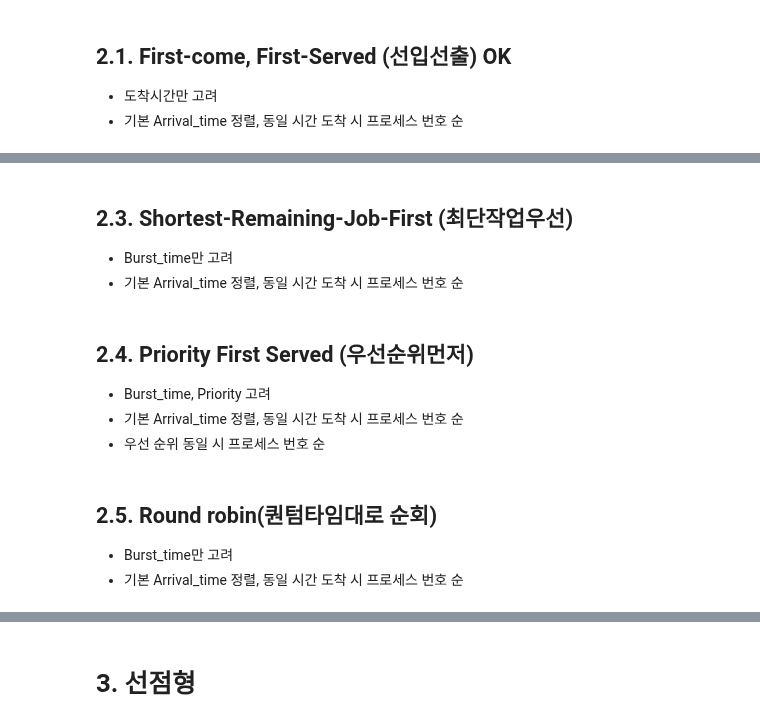
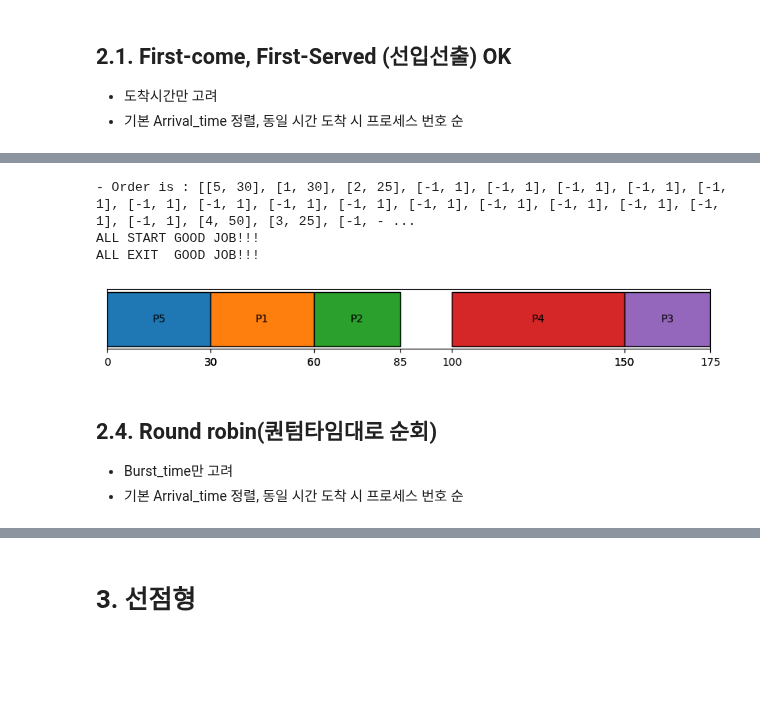
Before and after one commit to jiho264/2023os, a Jupyter notebook: homework01/homework01_arrival_error.ipynb, the cells around one changed output, grey strips where cells are left out. Saved outputs shown, nothing was run; the diff lists cells and outputs as text; code cells hidden in the pictures; blank space fills up the shorter version.

```diff
--- a/homework01/homework01_arrival_error.ipynb
+++ b/homework01/homework01_arrival_error.ipynb
@@ -276,13 +287,45 @@ ALL EXIT  GOOD JOB!!!
+# %%
+_order = []
+_list = copy.deepcopy(_DATA_)
+_list = sorted(_list, key=lambda x: x['Arrival_time'])
+
+_end_time = 0
+# arrival_time 고려해야하니 timer 작동
+for _now_time in range(_MAX_TIME_LENGTH_):
+    # 만약 모든 Burst_time 합이 0이면 모든 작업이 종료된 것
+    # 다만 마지막 작업 추가했을 때와, _now_time간 오차있음.
+    if (is_complete(_list) == True):
+        _order.append([_NON_PROCESS_, _ALL_JOB_IS_DONE_])
+        break
+    # 아직 안 끝남.
+    else:
+        # 노는 중
+        if (_end_time < _now_time):
+            # take a rest 1sec == timer speed
+            _order.append([_NON_PROCESS_, 1])
+            _end_time += 1
+
+        # 현재 시간에 도착해있는 작업들 리스트업
+        _same_time_process = []
+        for _process in _list:
+            if (_process['Arrival_time'] == _now_time):
+                _same_time_process.append(_process)
+
+        # 정렬 후 order에 추가
+        _same_time_process = sorted(
+            _same_time_process, key=lambda x: x['Priority'])
+        for _process in _same_time_process:
+            _order.append([_process['Num'], _process['Burst_time']])
+            _end_time += _process['Burst_time']
+            _process['Burst_time'] = 0
+
+draw(_order)
+# %% [output]
+- Order is : [[5, 30], [1, 30], [2, 25], [-1, 1], [-1, 1], [-1, 1], [-1, 1], [-1, 1], [-1, 1], [-1, 1], [-1, 1], [-1, 1], [-1, 1], [-1, 1], [-1, 1], [-1, 1], [-1, 1], [-1, 1], [4, 50], [3, 25], [-1, - ...
+ALL START GOOD JOB!!!
+ALL EXIT  GOOD JOB!!!
+[figure, added]
 # %% [markdown]
-## 2.3. Shortest-Remaining-Job-First (최단작업우선)
+## 2.4. Round robin(퀀텀타임대로 순회)
 - Burst_time만 고려
 - 기본 Arrival_time 정렬, 동일 시간 도착 시 프로세스 번호 순
-# %% [markdown]
-## 2.4. Priority First Served (우선순위먼저)
-- Burst_time, Priority 고려
-- 기본 Arrival_time 정렬, 동일 시간 도착 시 프로세스 번호 순
-- 우선 순위 동일 시 프로세스 번호 순
-# %% [markdown]
-## 2.5. Round robin(퀀텀타임대로 순회)
-- Burst_time만 고려
-- 기본 Arrival_time 정렬, 동일 시간 도착 시 프로세스 번호 순
```
Also changed, not shown: parts of 10 cells of this notebook, 2 other files.
